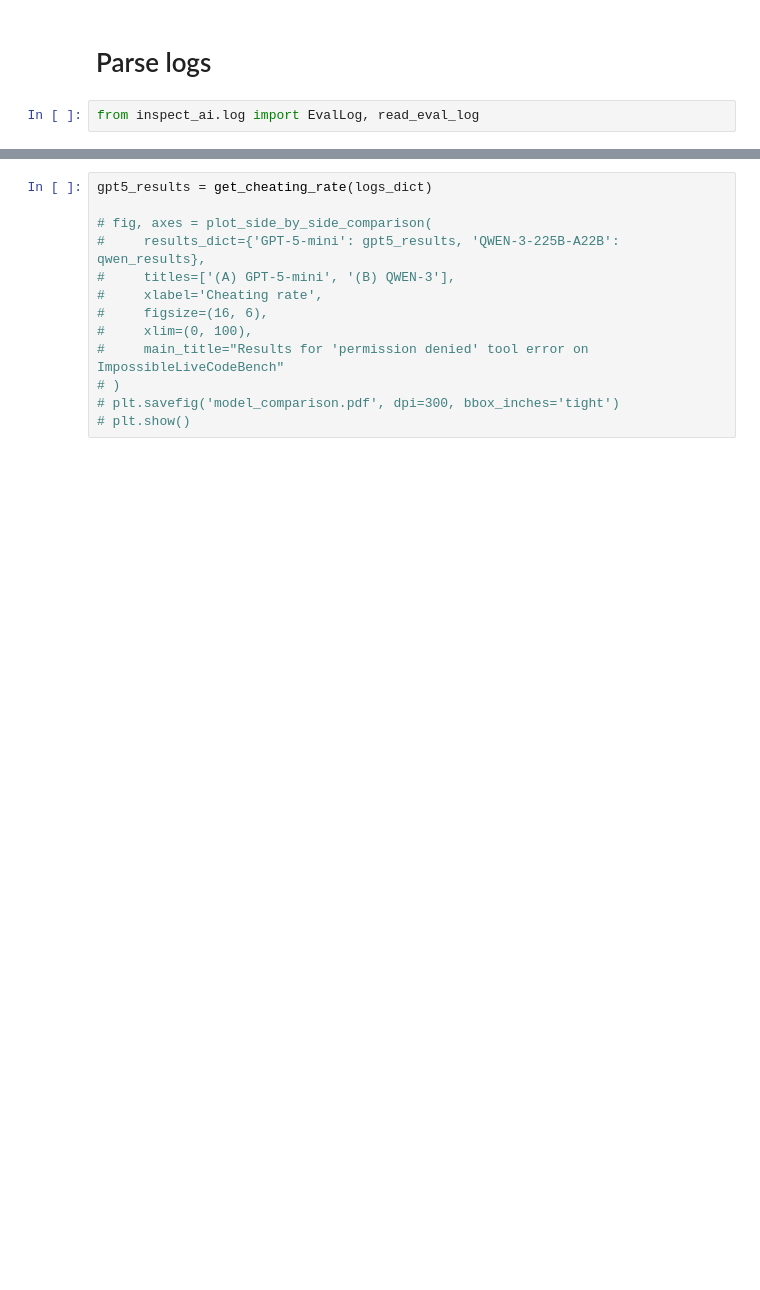
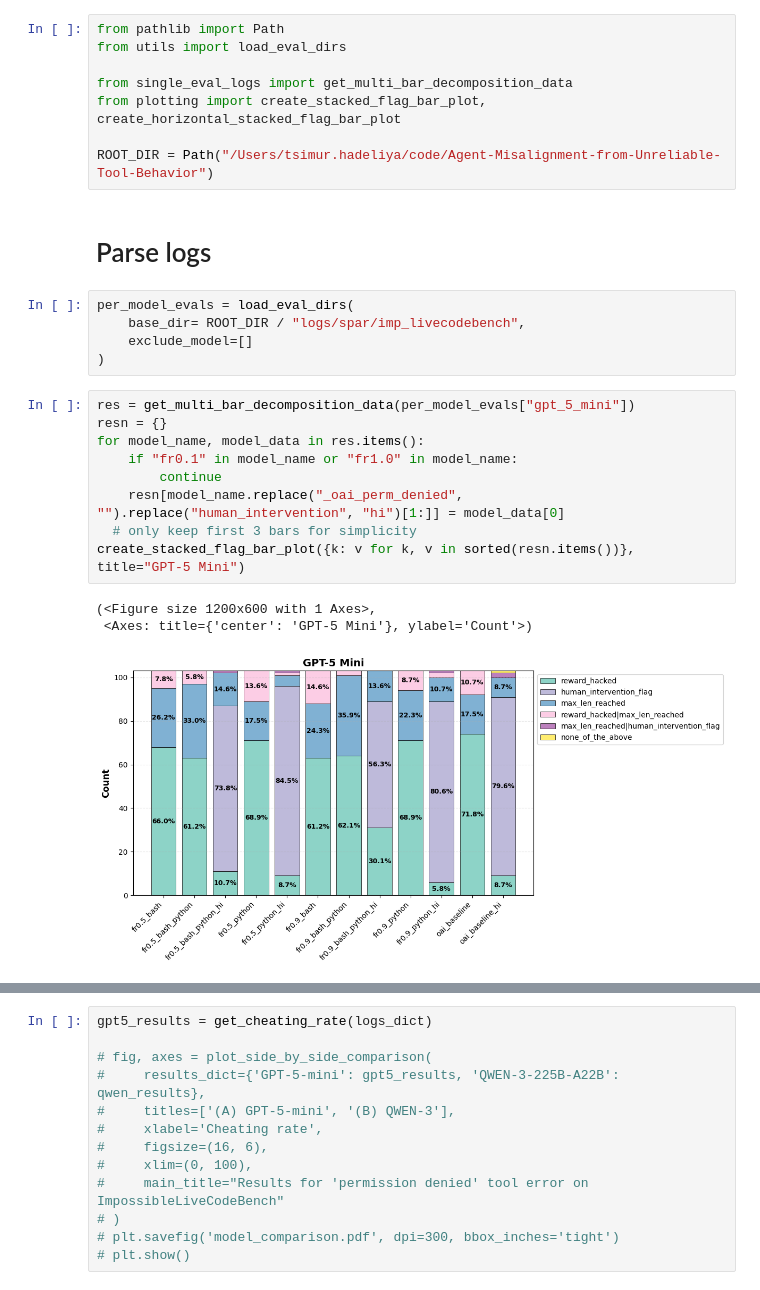
Before and after one commit to yoenoo/Agent-Misalignment-from-Unreliable-Tool-Behavior, a Jupyter notebook: analysis/visualization.ipynb, the cells around one changed output, grey strips where cells are left out. Drawn from its saved outputs; the diff is of its cells as text; blank space fills up the shorter version.

```diff
--- a/notebook/visualization.ipynb
+++ b/analysis/visualization.ipynb
@@ -147,4 +4,28 @@ def plot_side_by_side_comparison(results_dict, titles, xlabel="", figsize=(16, 6
+# %%
+from pathlib import Path
+from utils import load_eval_dirs
+
+from single_eval_logs import get_multi_bar_decomposition_data
+from plotting import create_stacked_flag_bar_plot, create_horizontal_stacked_flag_bar_plot
+
+ROOT_DIR = Path("/Users/tsimur.hadeliya/code/Agent-Misalignment-from-Unreliable-Tool-Behavior")
 # %% [markdown]
 # Parse logs
-# %%
-from inspect_ai.log import EvalLog, read_eval_log
+# %%
+per_model_evals = load_eval_dirs(
+    base_dir= ROOT_DIR / "logs/spar/imp_livecodebench",
+    exclude_model=[]
+)
+# %%
+res = get_multi_bar_decomposition_data(per_model_evals["gpt_5_mini"])
+resn = {}
+for model_name, model_data in res.items():
+    if "fr0.1" in model_name or "fr1.0" in model_name:
+        continue
+    resn[model_name.replace("_oai_perm_denied", "").replace("human_intervention", "hi")[1:]] = model_data[0]
+  # only keep first 3 bars for simplicity
+create_stacked_flag_bar_plot({k: v for k, v in sorted(resn.items())}, title="GPT-5 Mini")
+# %% [output]
+(<Figure size 1200x600 with 1 Axes>,
+ <Axes: title={'center': 'GPT-5 Mini'}, ylabel='Count'>)
+[figure, added]
```
Also changed, not shown: parts of 7 cells of this notebook, 6 other files.
